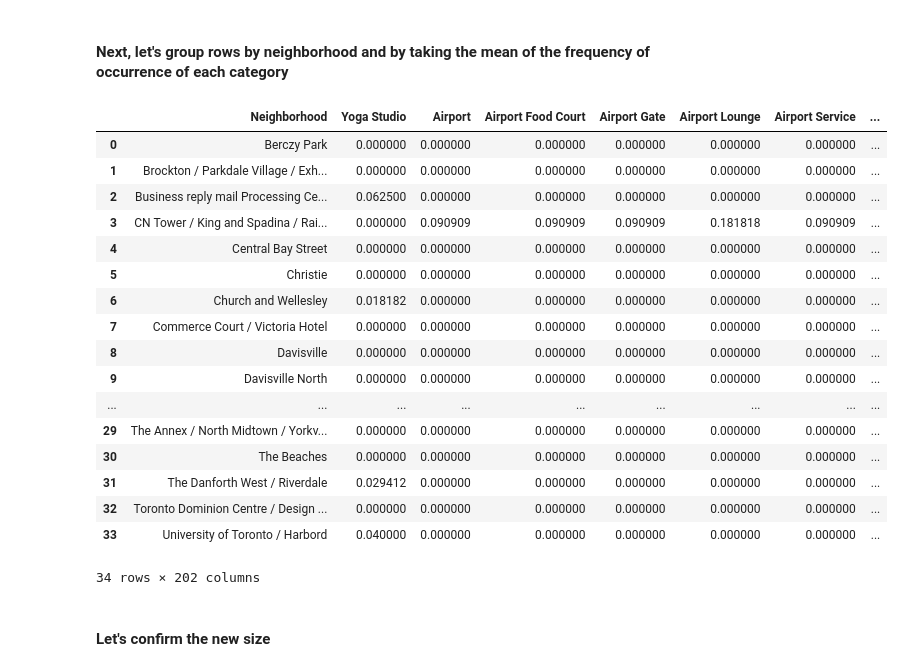
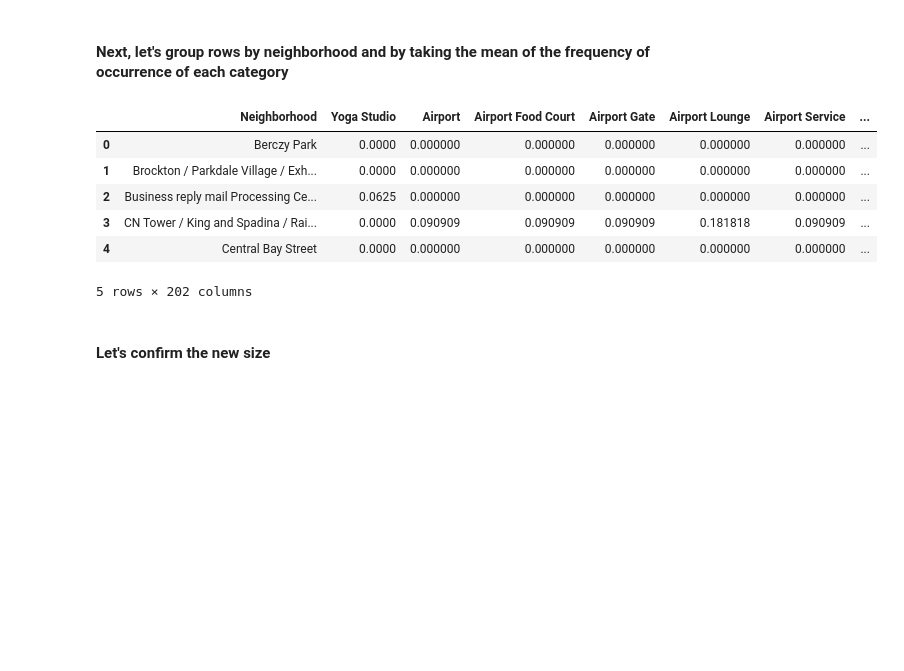
Before and after one commit to hanswurst13/Coursera_Capstone, a Jupyter notebook: Capstone project.ipynb, the cells around one changed output. Saved outputs shown, nothing was run; the diff lists cells and outputs as text; code cells hidden in the pictures; blank space fills up the shorter version.

```diff
--- a/Capstone project.ipynb
+++ b/Capstone project.ipynb
@@ -75,7 +75,10 @@ for pc in toronto_pcs:
     lat[pc] = (geocode_result[0]['geometry']['location']['lat'])
     lng[pc] = (geocode_result[0]['geometry']['location']['lng'])
 # %%
-df.set_index('Postal code', drop=True, inplace=True)
+# Make 'Postal code' the index
+
+if 'Postal code' in df.columns:
+    df.set_index('Postal code', drop=True, inplace=True)
 # %%
 df['lat'] = pd.Series(lat)
 df['lng'] = pd.Series(lng)
@@ -145,5 +148,6 @@ neighborhoods_to_remove = ['Lawrence Park',
 toronto_data = toronto_data.where(~toronto_data['Neighborhood'].isin(neighborhoods_to_remove))
 toronto_data = toronto_data.dropna()
 toronto_data = toronto_data.reset_index()
-toronto_data
+toronto_data = toronto_data.drop('index', 1)
+toronto_data.head()
 # %% [output]
@@ -395,26 +388,15 @@ toronto_onehot.shape
 #### Next, let's group rows by neighborhood and by taking the mean of the frequency of occurrence of each category
 # %%
 toronto_grouped = toronto_onehot.groupby('Neighborhood').mean().reset_index()
-toronto_grouped
+toronto_grouped.head()
 # %% [output]
 |  | Neighborhood | Yoga Studio | Airport | Airport Food Court | Airport Gate | Airport Lounge | Airport Service | ... |
-| 0 | Berczy Park | 0.000000 | 0.000000 | 0.000000 | 0.000000 | 0.000000 | 0.000000 | ... |
-| 1 | Brockton / Parkdale Village / Exh... | 0.000000 | 0.000000 | 0.000000 | 0.000000 | 0.000000 | 0.000000 | ... |
-| 2 | Business reply mail Processing Ce... | 0.062500 | 0.000000 | 0.000000 | 0.000000 | 0.000000 | 0.000000 | ... |
-| 3 | CN Tower / King and Spadina / Rai... | 0.000000 | 0.090909 | 0.090909 | 0.090909 | 0.181818 | 0.090909 | ... |
-| 4 | Central Bay Street | 0.000000 | 0.000000 | 0.000000 | 0.000000 | 0.000000 | 0.000000 | ... |
-| 5 | Christie | 0.000000 | 0.000000 | 0.000000 | 0.000000 | 0.000000 | 0.000000 | ... |
-| 6 | Church and Wellesley | 0.018182 | 0.000000 | 0.000000 | 0.000000 | 0.000000 | 0.000000 | ... |
-| 7 | Commerce Court / Victoria Hotel | 0.000000 | 0.000000 | 0.000000 | 0.000000 | 0.000000 | 0.000000 | ... |
-| 8 | Davisville | 0.000000 | 0.000000 | 0.000000 | 0.000000 | 0.000000 | 0.000000 | ... |
-| 9 | Davisville North | 0.000000 | 0.000000 | 0.000000 | 0.000000 | 0.000000 | 0.000000 | ... |
-| ... | ... | ... | ... | ... | ... | ... | ... | ... |
-| 29 | The Annex / North Midtown / Yorkv... | 0.000000 | 0.000000 | 0.000000 | 0.000000 | 0.000000 | 0.000000 | ... |
-| 30 | The Beaches | 0.000000 | 0.000000 | 0.000000 | 0.000000 | 0.000000 | 0.000000 | ... |
-| 31 | The Danforth West / Riverdale | 0.029412 | 0.000000 | 0.000000 | 0.000000 | 0.000000 | 0.000000 | ... |
-| 32 | Toronto Dominion Centre / Design ... | 0.000000 | 0.000000 | 0.000000 | 0.000000 | 0.000000 | 0.000000 | ... |
-| 33 | University of Toronto / Harbord | 0.040000 | 0.000000 | 0.000000 | 0.000000 | 0.000000 | 0.000000 | ... |
+| 0 | Berczy Park | 0.0000 | 0.000000 | 0.000000 | 0.000000 | 0.000000 | 0.000000 | ... |
+| 1 | Brockton / Parkdale Village / Exh... | 0.0000 | 0.000000 | 0.000000 | 0.000000 | 0.000000 | 0.000000 | ... |
+| 2 | Business reply mail Processing Ce... | 0.0625 | 0.000000 | 0.000000 | 0.000000 | 0.000000 | 0.000000 | ... |
+| 3 | CN Tower / King and Spadina / Rai... | 0.0000 | 0.090909 | 0.090909 | 0.090909 | 0.181818 | 0.090909 | ... |
+| 4 | Central Bay Street | 0.0000 | 0.000000 | 0.000000 | 0.000000 | 0.000000 | 0.000000 | ... |
-34 rows × 202 columns
+5 rows × 202 columns
 # %% [markdown]
 #### Let's confirm the new size
 # %%
```
Also changed, not shown: parts of 11 cells of this notebook.
